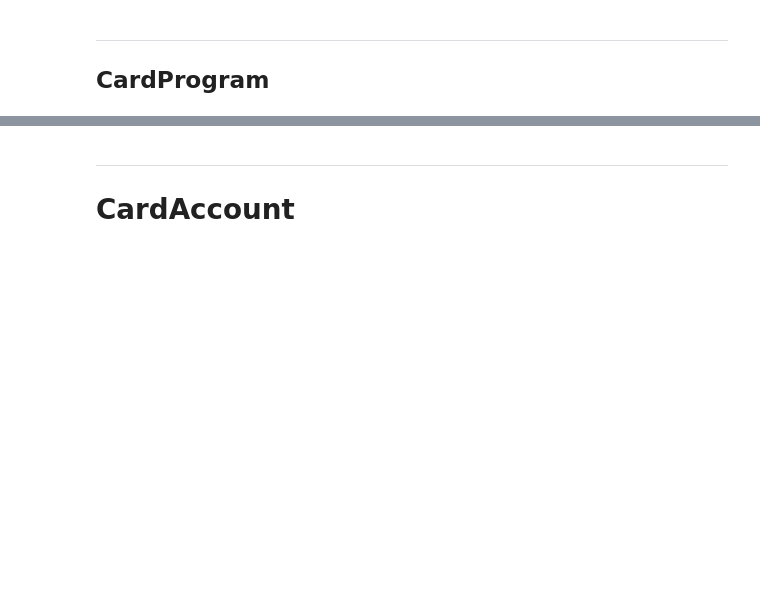
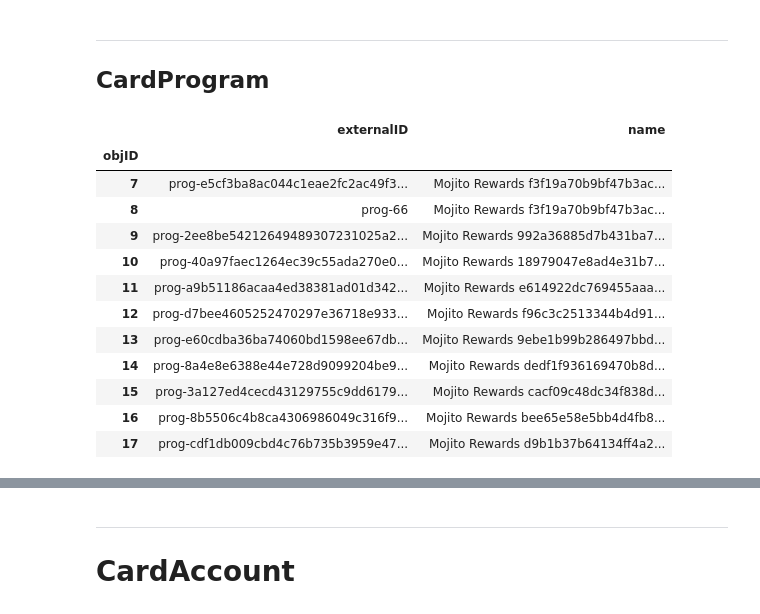
Before and after one commit to coronado-fi/coronado, a Jupyter notebook: quickstart-guide.ipynb, the cells around one changed output, grey strips where cells are left out. Drawn from its saved outputs; the diff is of its cells as text; code cells hidden in the pictures; blank space fills up the shorter version.

```diff
--- a/quickstart-guide.ipynb
+++ b/quickstart-guide.ipynb
@@ -213,9 +298,21 @@ from coronado.cardprog import SERVICE_PATH
 
 CardProgram.initialize(config['serviceURL'], SERVICE_PATH, auth)
 # %%
-import pandas as pd
-panel = pd.DataFrame([ p.__dict__ for p in CardProgram.list() ])
-panel
+prettyPrintListOf(CardProgram)
+# %% [output]
+|  | externalID | name |
+| objID |  |  |
+| 7 | prog-e5cf3ba8ac044c1eae2fc2ac49f3... | Mojito Rewards f3f19a70b9bf47b3ac... |
+| 8 | prog-66 | Mojito Rewards f3f19a70b9bf47b3ac... |
+| 9 | prog-2ee8be54212649489307231025a2... | Mojito Rewards 992a36885d7b431ba7... |
+| 10 | prog-40a97faec1264ec39c55ada270e0... | Mojito Rewards 18979047e8ad4e31b7... |
+| 11 | prog-a9b51186acaa4ed38381ad01d342... | Mojito Rewards e614922dc769455aaa... |
+| 12 | prog-d7bee4605252470297e36718e933... | Mojito Rewards f96c3c2513344b4d91... |
+| 13 | prog-e60cdba36ba74060bd1598ee67db... | Mojito Rewards 9ebe1b99b286497bbd... |
+| 14 | prog-8a4e8e6388e44e728d9099204be9... | Mojito Rewards dedf1f936169470b8d... |
+| 15 | prog-3a127ed4cecd43129755c9dd6179... | Mojito Rewards cacf09c48dc34f838d... |
+| 16 | prog-8b5506c4b8ca4306986049c316f9... | Mojito Rewards bee65e58e5bb4d4fb8... |
+| 17 | prog-cdf1db009cbd4c76b735b3959e47... | Mojito Rewards d9b1b37b64134ff4a2... |
 # %%
 p = CardProgram.list()[0]
 # %%
```
Also changed, not shown: parts of 30 cells of this notebook, 28 other files.
